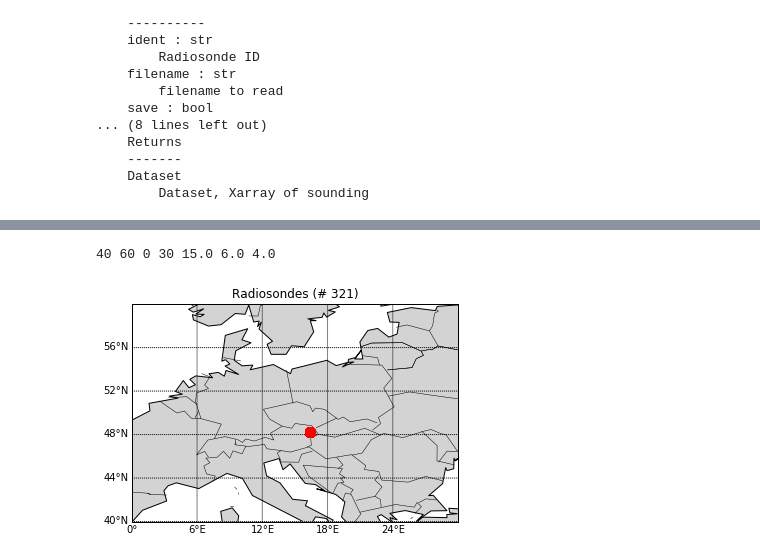
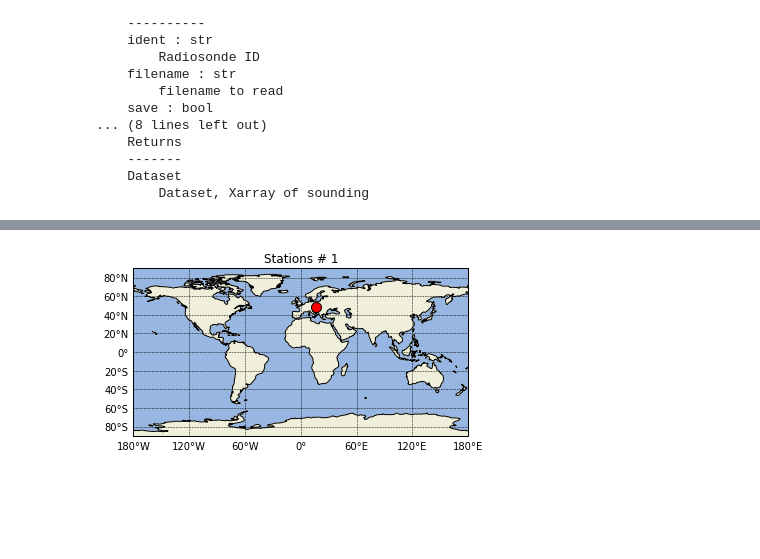
Before and after one commit to MBlaschek/rasotools, a Jupyter notebook: doc/Tutorial.ipynb, the cells around one changed output, grey strips where cells are left out. Cells and saved outputs as stored; diff of their text form; code cells hidden in the pictures; blank space fills up the shorter version.

```diff
--- a/doc/Tutorial.ipynb
+++ b/doc/Tutorial.ipynb
@@ -201,5 +197,5 @@ Data variables:
 # %%
-rt.plot.maps.points(xdata.lon.values, xdata.lat.values, maplimits=(40,60,0,30), drawcountries=True, markersize=100)
+m = rt.plot.map.points(xdata.lon.values[0], xdata.lat.values[0], markersize=100)
+m.set_global()
 # %% [output]
-40 60 0 30 15.0 6.0 4.0
-[figure, old version]
+[figure, new version]
```
Also changed, not shown: parts of 7 cells of this notebook, 25 other files.
